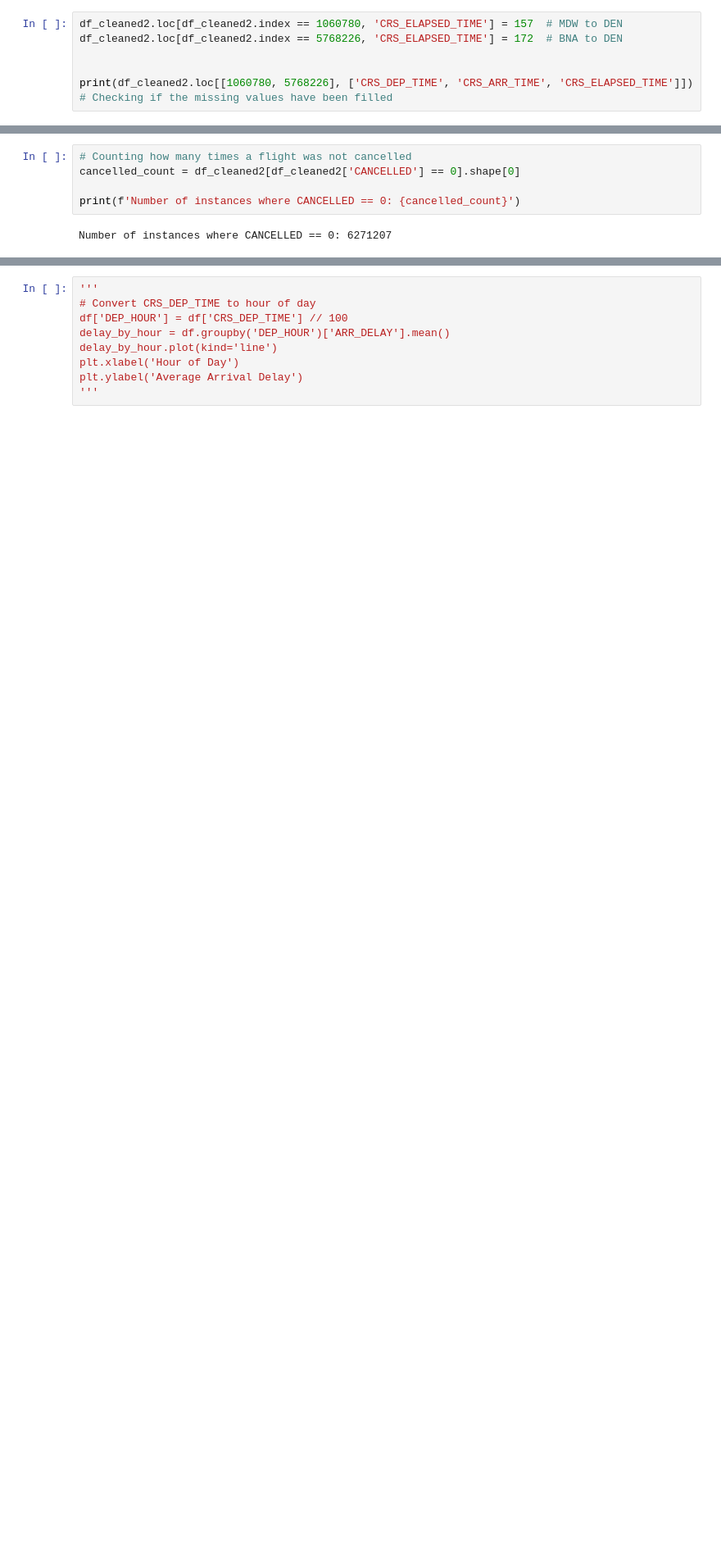
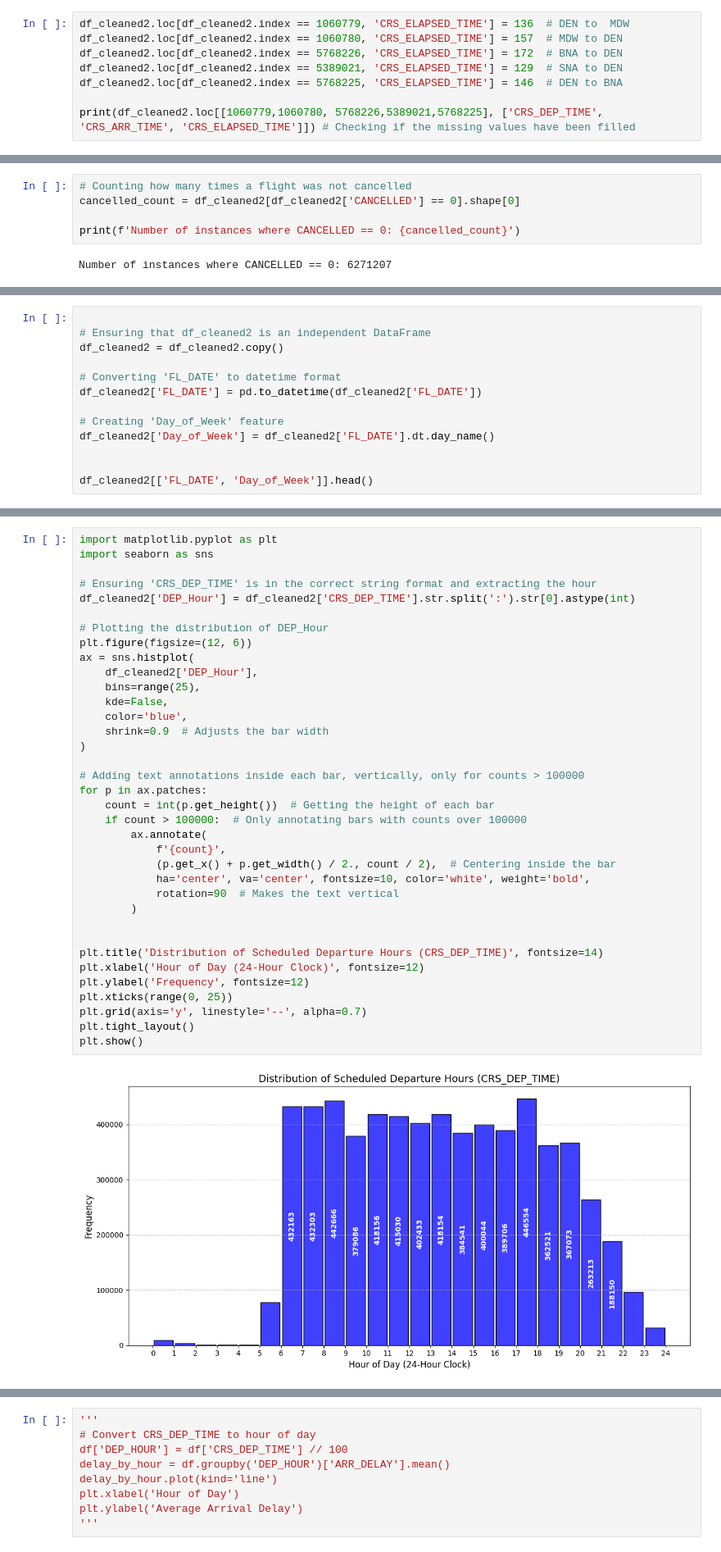
Before and after one commit to importb/predicting-flight-delays, a Jupyter notebook: Notebook_On_2015_dataset.ipynb, the cells around one changed output, grey strips where cells are left out. Shown at 82% size. Cells and saved outputs as stored; diff of their text form; blank space fills up the shorter version.

```diff
--- a/Notebook_On_2015_dataset.ipynb
+++ b/Notebook_On_2015_dataset.ipynb
@@ -373,8 +351,10 @@ The flights are from MDW to DEN and from BNA to DEN. So from Chicago to Denver a
 # %%
+df_cleaned2.loc[df_cleaned2.index == 1060779, 'CRS_ELAPSED_TIME'] = 136  # DEN to  MDW
 df_cleaned2.loc[df_cleaned2.index == 1060780, 'CRS_ELAPSED_TIME'] = 157  # MDW to DEN
 df_cleaned2.loc[df_cleaned2.index == 5768226, 'CRS_ELAPSED_TIME'] = 172  # BNA to DEN
+df_cleaned2.loc[df_cleaned2.index == 5389021, 'CRS_ELAPSED_TIME'] = 129  # SNA to DEN
+df_cleaned2.loc[df_cleaned2.index == 5768225, 'CRS_ELAPSED_TIME'] = 146  # DEN to BNA
 
-
-print(df_cleaned2.loc[[1060780, 5768226], ['CRS_DEP_TIME', 'CRS_ARR_TIME', 'CRS_ELAPSED_TIME']]) # Checking if the missing values have been filled
+print(df_cleaned2.loc[[1060779,1060780, 5768226,5389021,5768225], ['CRS_DEP_TIME', 'CRS_ARR_TIME', 'CRS_ELAPSED_TIME']]) # Checking if the missing values have been filled
 # %% [output]
         CRS_DEP_TIME CRS_ARR_TIME  CRS_ELAPSED_TIME
@@ -663,0 +649,13 @@ For the last 5 columns, values seem to be missing randomly. Ideally, only 91681
+# %%
+
+# Ensuring that df_cleaned2 is an independent DataFrame
+df_cleaned2 = df_cleaned2.copy()
+
+# Converting 'FL_DATE' to datetime format
+df_cleaned2['FL_DATE'] = pd.to_datetime(df_cleaned2['FL_DATE'])
+
+# Creating 'Day_of_Week' feature
+df_cleaned2['Day_of_Week'] = df_cleaned2['FL_DATE'].dt.day_name()
+
+
+df_cleaned2[['FL_DATE', 'Day_of_Week']].head()
@@ -663,0 +705,38 @@ For the last 5 columns, values seem to be missing randomly. Ideally, only 91681
+# %%
+import matplotlib.pyplot as plt
+import seaborn as sns
+
+# Ensuring 'CRS_DEP_TIME' is in the correct string format and extracting the hour
+df_cleaned2['DEP_Hour'] = df_cleaned2['CRS_DEP_TIME'].str.split(':').str[0].astype(int)
+
+# Plotting the distribution of DEP_Hour
+plt.figure(figsize=(12, 6))
+ax = sns.histplot(
+    df_cleaned2['DEP_Hour'],
+    bins=range(25),
+    kde=False,
+    color='blue',
+    shrink=0.9  # Adjusts the bar width
+)
+
+# Adding text annotations inside each bar, vertically, only for counts > 100000
+for p in ax.patches:
+    count = int(p.get_height())  # Getting the height of each bar
+    if count > 100000:  # Only annotating bars with counts over 100000
+        ax.annotate(
+            f'{count}',
+            (p.get_x() + p.get_width() / 2., count / 2),  # Centering inside the bar
+            ha='center', va='center', fontsize=10, color='white', weight='bold',
+            rotation=90  # Makes the text vertical
+        )
+
+
+plt.title('Distribution of Scheduled Departure Hours (CRS_DEP_TIME)', fontsize=14)
+plt.xlabel('Hour of Day (24-Hour Clock)', fontsize=12)
+plt.ylabel('Frequency', fontsize=12)
+plt.xticks(range(0, 25))
+plt.grid(axis='y', linestyle='--', alpha=0.7)
+plt.tight_layout()
+plt.show()
+# %% [output]
+[figure, added]
```
Also changed, not shown: parts of 140 cells of this notebook.
